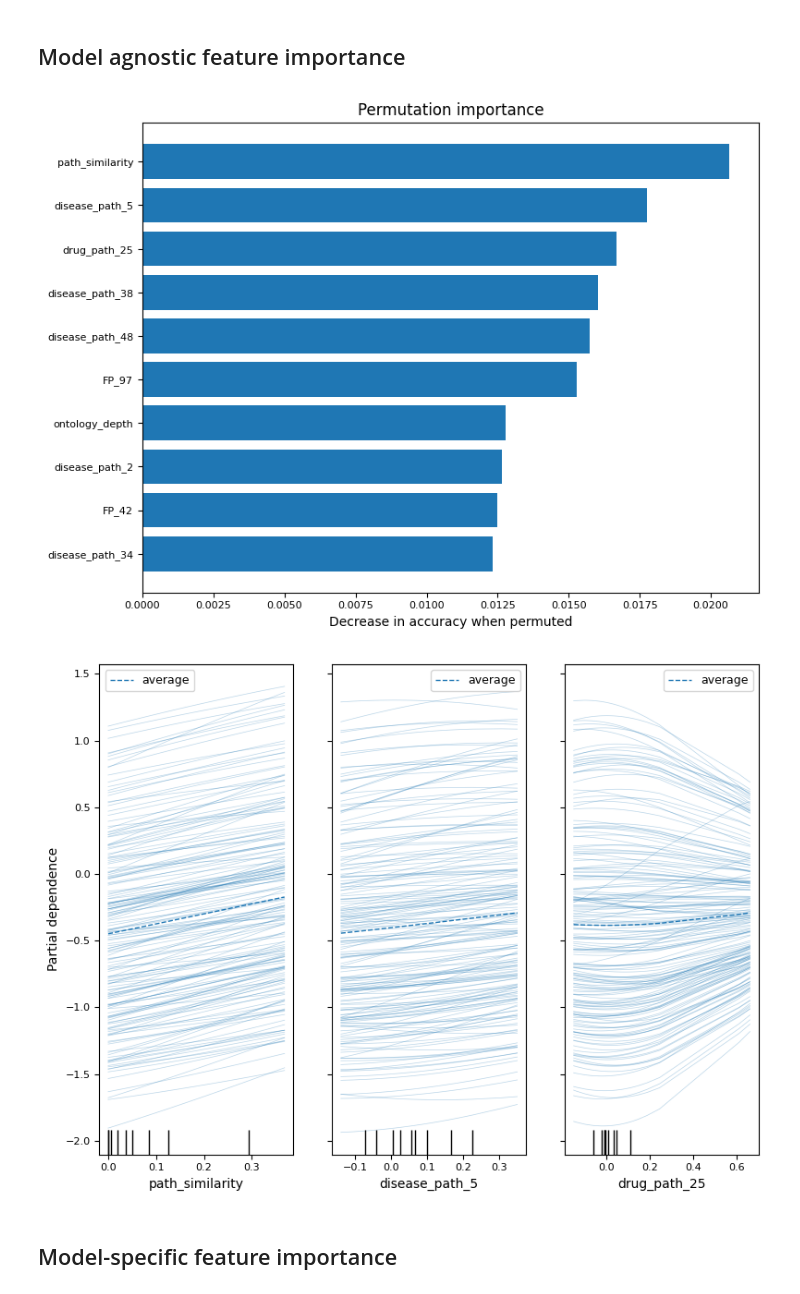
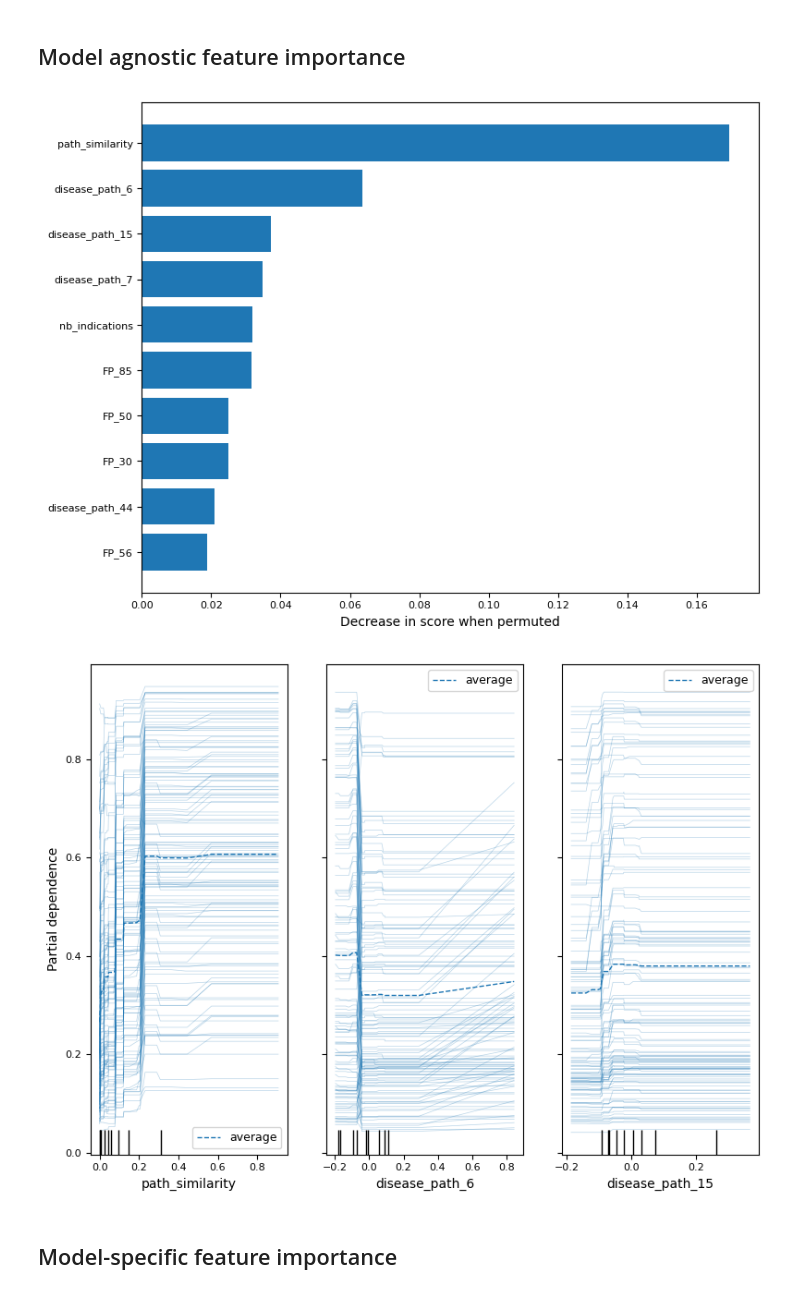
Before and after one commit to Vladislav-Antipin/DALAS-Project, a Jupyter notebook: notebooks/04-model_training.ipynb, the cells around one changed output. Drawn from its saved outputs; the diff is of its cells as text; code cells hidden in the pictures.

```diff
--- a/notebooks/04-model_training.ipynb
+++ b/notebooks/04-model_training.ipynb
@@ -79,8 +82,8 @@ merged_df = merged_df.drop(columns = ["name_similarity"])
 # %% [markdown]
 # Prepare train and test set
 # %%
-SPLIT_BY_TIME = False
-TRAIN_SIZE = 0.80
+SPLIT_BY_TIME = True # do split by time only
+TRAIN_SIZE = 0.85
 
 if SPLIT_BY_TIME:
     merged_df = (merged_df
@@ -299,9 +302,9 @@ RUN_TUNING = True
 if RUN_TUNING:
     summary_df = pd.DataFrame()
     models = {}
-    # IF TRY: [2:3] to take only SVM (the best one)
     for model_cv in model_cvs:
         model_cv.fit(X_train, y_train)
+        # NOTE: best estimator is trained on the whole train dataset
         model = model_cv.best_estimator_
         model_name = list(model.named_steps.keys())[1]
         models[model_name] = model
@@ -310,21 +313,8 @@ if RUN_TUNING:
         cv_df = cv_df[cv_df["mean_test_score"] == cv_df["mean_test_score"].max() ]
 
         model.fit(X_train, y_train)
-        y_pred = model.predict(X_test)
 
-        if hasattr(model, "predict_proba") and callable(getattr(model, "predict_proba")):
-            y_proba = model.predict_proba(X_test)[:, 1]
-            auc = roc_auc_score(y_test, y_proba)
-        else:
-            auc = None
-
-        summary_row = pd.DataFrame([{"model" : list(model.named_steps.keys())[1],
-                                "accuracy": accuracy_score(y_test, y_pred),
-                                "precision" : precision_score(y_test, y_pred),
-                                "recall" : recall_score(y_test, y_pred),
-                                "f1_score" : f1_score(y_test, y_pred),
-                                "roc_auc" : auc
-                                }])
+        summary_row = pd.DataFrame([{"model" : list(model.named_steps.keys())[1]}])
         summary_row.reset_index(drop=True, inplace=True)
         cv_df.reset_index(drop=True, inplace=True)
         summary_row = pd.concat([summary_row, cv_df], axis=1)
@@ -385,7 +376,7 @@ pretty_summary
 - TODO: see wikipedian evalution metrics forbinary classification
 - TODO: check imbalanced_learn module
 # %%
-best_models = summary_df.sort_values(by="f1_score", ascending=False).reset_index(drop=True)["model"]
+best_models = summary_df.sort_values(by="mean_test_score", ascending=False).reset_index(drop=True)["model"]
 MODEL_NAME = best_models[0]
 
 print(full_names[MODEL_NAME])
@@ -408,7 +399,7 @@ sns.heatmap(cm, annot=True, fmt='d', cmap='Blues',
             yticklabels=['Actual Failure', 'Actual Success'])
 plt.ylabel('Actual')
 plt.xlabel('Predicted')
-plt.title('Confusion Matrix - Clinical Trial Prediction')
+# plt.title('Confusion Matrix - Clinical Trial Prediction')
 plt.savefig(FIG_PATH+MODEL_NAME+"-confusion_matrix.png", dpi=300, bbox_inches="tight")
 plt.show()
 # %% [output]
@@ -443,55 +464,57 @@ if y_proba is not None:
 # %% [markdown]
 ## Model agnostic feature importance
 # %%
-perm_imp = permutation_importance(estimator=model, X=X_test, y=y_test, n_repeats=5, scoring="balanced_accuracy")
+perm_imp = permutation_importance(estimator=model, X=X_test, y=y_test, n_repeats=5, scoring=SCORE)
 
 # Compute a dataframe to sum up the results
 perm_importances = pd.DataFrame({
     "feature" : X.columns,
     "mean_importance" : perm_imp["importances_mean"],
     "std_importance" : perm_imp["importances_std"]
 })
 perm_importances.sort_values(by="mean_importance", ascending=False, inplace=True, ignore_index=True)
 plt.figure()
 plt.barh(perm_importances["feature"][:10][::-1], perm_importances["mean_importance"][:10][::-1])
-plt.xlabel("Decrease in accuracy when permuted")
-plt.title("Permutation importance")
+plt.xlabel("Decrease in score when permuted")
+# plt.title("Permutation importance")
 plt.tight_layout()
 plt.savefig(FIG_PATH+ MODEL_NAME +"-perm_importance.png", dpi=300, bbox_inches="tight")
 plt.show()
 # %% [output]
-[figure, old version]
+[figure, new version]
 # %%
 DO_2D_PDD = False # can be slow
-
-feature_to_plot = perm_importances["feature"][:3].tolist()
-target_class = 1
-
-PartialDependenceDisplay.from_estimator(
-    estimator=model,
-    X = X_test,
-    target=target_class,
-    features = feature_to_plot,
-    kind="both"
-)
-plt.tight_layout()
-plt.savefig(FIG_PATH+ MODEL_NAME +"-1d_partial_dependence.png", dpi=300, bbox_inches="tight")
-plt.show()
-
-if DO_2D_PDD:
-    features_2d = [tuple(perm_importances["feature"][:2])]
+try:
+    feature_to_plot = perm_importances["feature"][:3].tolist()
+    target_class = 1
 
     PartialDependenceDisplay.from_estimator(
         estimator=model,
         X = X_test,
         target=target_class,
-        features=features_2d
+        features = feature_to_plot,
+        kind="both"
     )
     plt.tight_layout()
-    plt.savefig(FIG_PATH+ MODEL_NAME +"-2d_partial_dependence.png", dpi=300, bbox_inches="tight")
+    plt.savefig(FIG_PATH+ MODEL_NAME +"-1d_partial_dependence.png", dpi=300, bbox_inches="tight")
     plt.show()
+
+    if DO_2D_PDD:
+        features_2d = [tuple(perm_importances["feature"][:2])]
+
+        PartialDependenceDisplay.from_estimator(
+            estimator=model,
+            X = X_test,
+            target=target_class,
+            features=features_2d
+        )
+        plt.tight_layout()
+        plt.savefig(FIG_PATH+ MODEL_NAME +"-2d_partial_dependence.png", dpi=300, bbox_inches="tight")
+        plt.show()
+except ValueError:
+    print("Cannot use this estimator for PD plot")
 # %% [output]
-[figure, old version]
+[figure, new version]
 # %% [markdown]
 ## Model-specific feature importance
 # %%
```
Also changed, not shown: parts of 14 cells of this notebook, 19 other files.
